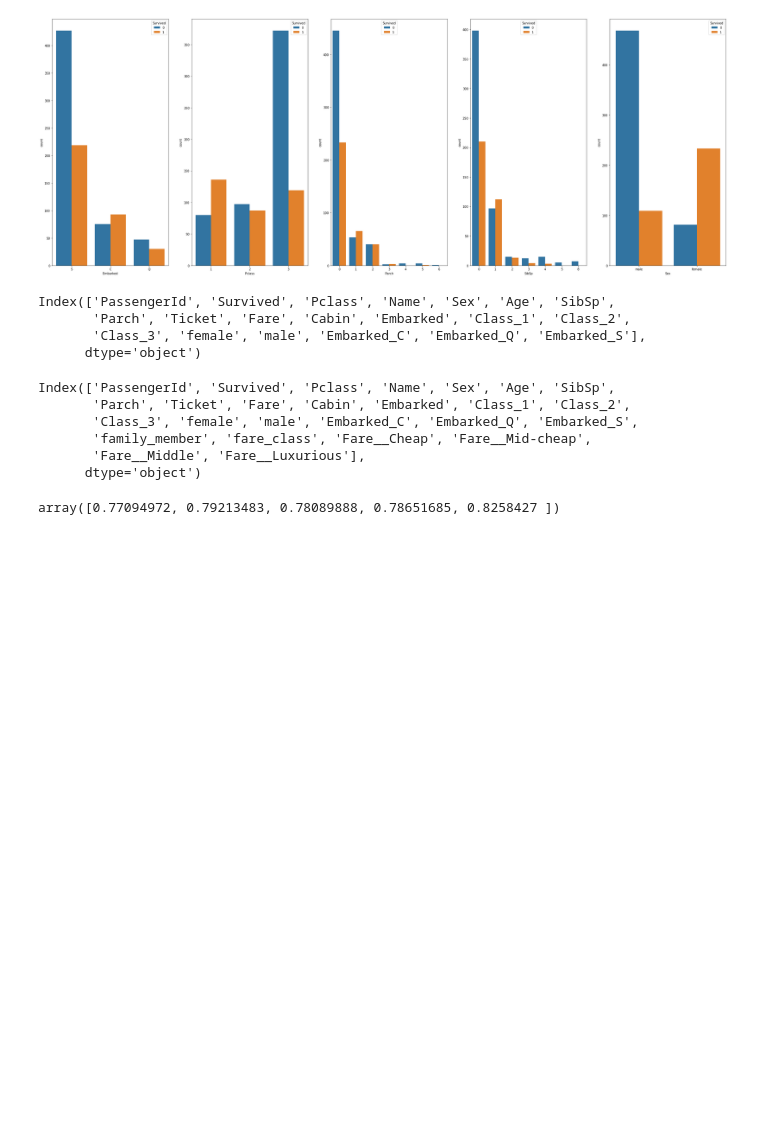
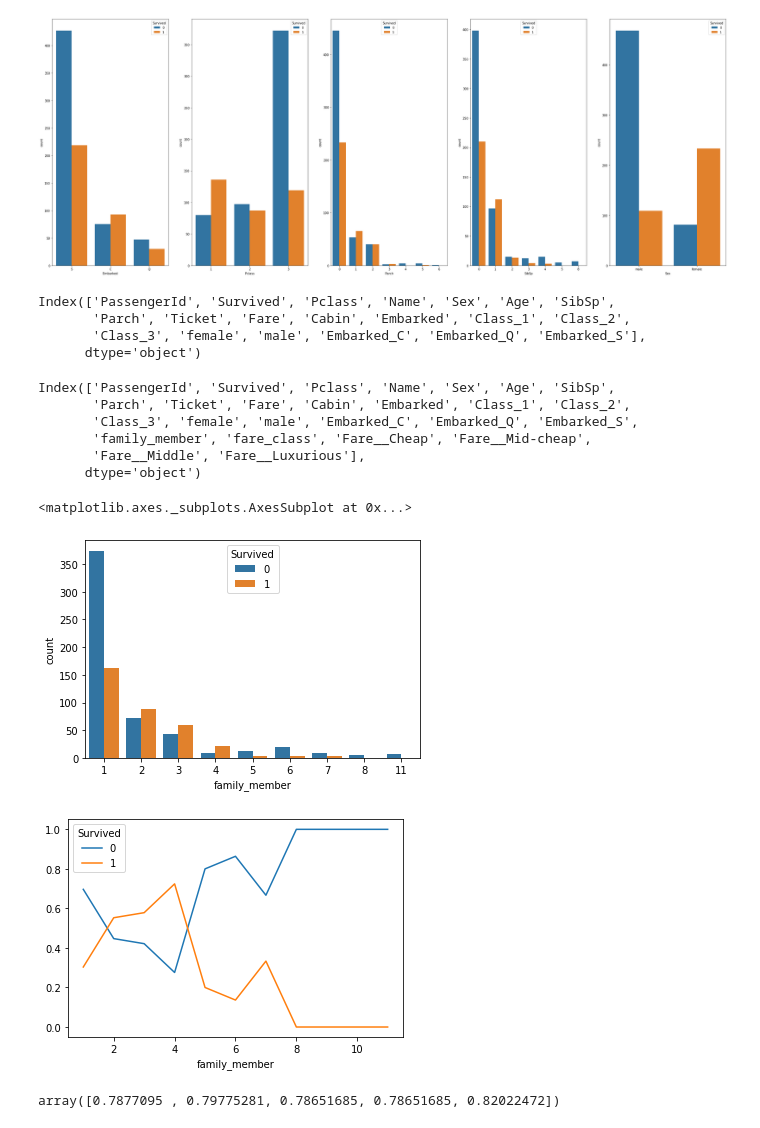
Before and after one commit to chingyunghuang/titanic-analysis, a Jupyter notebook: 專案實作＃01_鐵達尼號存活預測.ipynb, the cells around one changed output. Cells and saved outputs as stored; diff of their text form; code cells hidden in the pictures; blank space fills up the shorter version.

```diff
--- a/專案實作＃01_鐵達尼號存活預測.ipynb
+++ b/專案實作＃01_鐵達尼號存活預測.ipynb
@@ -163,7 +163,7 @@ Index(['PassengerId', 'Survived', 'Pclass', 'Name', 'Sex', 'Age', 'SibSp',
 # %%
 # add column : family_member , Fare_class
 
-train_data2['family_member']=train_data2['SibSp']+train_data2['Parch']
+train_data2['family_member']=train_data2['SibSp']+train_data2['Parch']+1
 label=['Cheap','Mid-cheap','Middle','Luxurious']
 train_data2['fare_class']=pd.qcut(train_data2['Fare'],4,labels=label)
   # turn fareclass to dummy
@@ -176,3 +176,18 @@ Index(['PassengerId', 'Survived', 'Pclass', 'Name', 'Sex', 'Age', 'SibSp',
        'family_member', 'fare_class', 'Fare__Cheap', 'Fare__Mid-cheap',
        'Fare__Middle', 'Fare__Luxurious'],
       dtype='object')
+# %%
+# visulaize the relationship between family member and survived
+# Finding: People who had 2~4 family members had a higher chance to survive
+
+sns.countplot(x=train_data2['family_member'],hue=train_data2.Survived)
+
+#visualize the distribution of survived and non survived per "# of family_member"
+familySize_data=train_data2.groupby(['family_member','Survived']).count()['PassengerId']
+unstack_familySize_data=familySize_data.unstack('Survived')
+familySize_dist=unstack_familySize_data.div(unstack_familySize_data.sum(1),axis=0).fillna(0)
+familySize_dist.plot()
+# %% [output]
+<matplotlib.axes._subplots.AxesSubplot at 0x...>
+[figure, added]
+[figure, added]
@@ -179,5 +206,5 @@ Index(['PassengerId', 'Survived', 'Pclass', 'Name', 'Sex', 'Age', 'SibSp',
 # %%
-columns_X2 = list(set(train_data2.columns) - {'Survived','Pclass','PassengerId','Sex','Name','Ticket','Cabin','Embarked','fare_class'})
+columns_X2 = list(set(train_data2.columns) - {'Survived','Pclass','PassengerId','Sex','Name','Ticket','Cabin','Embarked','fare_class','family_member'})
 columns_y2 = ['Survived']
 
 train_X2 = train_data2[columns_X2]
@@ -190,4 +217,4 @@ log = LogisticRegression(random_state=0, max_iter=3000)
 scores = cross_val_score(log, train_X2, train_y2.values.ravel(),cv=5,scoring='accuracy')
 scores
 # %% [output]
-array([0.77094972, 0.79213483, 0.78089888, 0.78651685, 0.8258427 ])
+array([0.7877095 , 0.79775281, 0.78651685, 0.78651685, 0.82022472])
```
Also changed, not shown: parts of 3 cells of this notebook.
